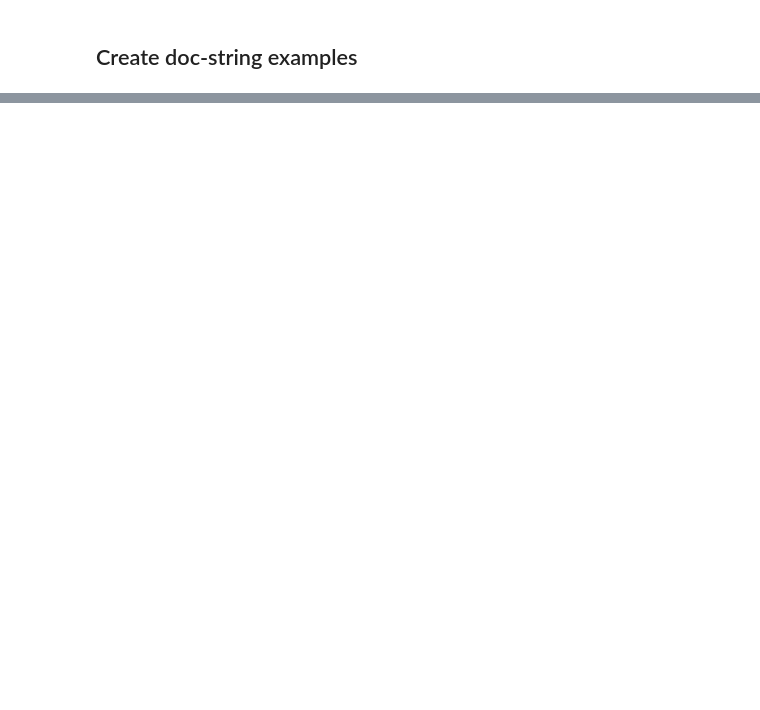
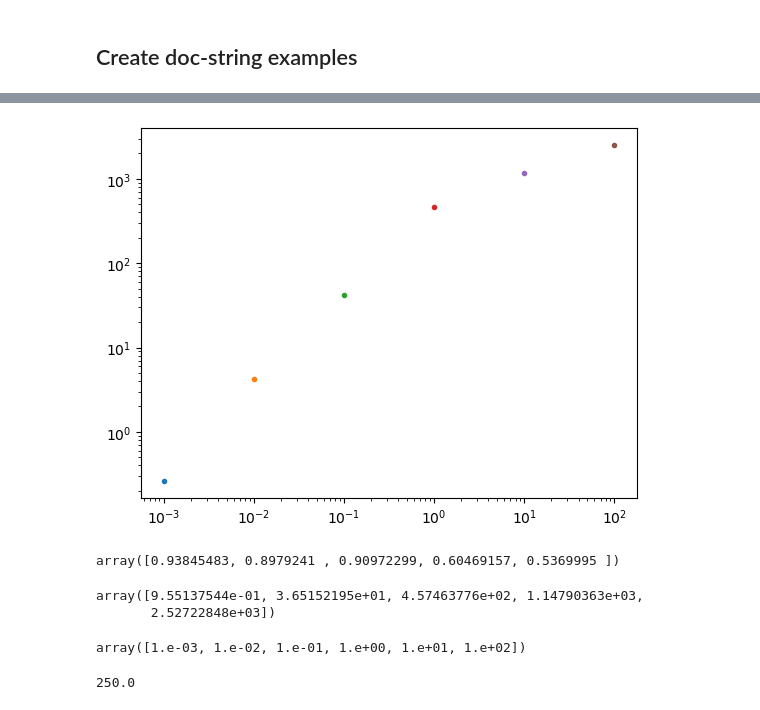
Before and after one commit to pism/glacier-flow-tools, a Jupyter notebook: notebooks/test_interpolation.ipynb, the cells around one changed output, grey strips where cells are left out. Saved outputs shown, nothing was run; the diff lists cells and outputs as text; code cells hidden in the pictures; blank space fills up the shorter version.

```diff
--- a/notebooks/test_interpolation.ipynb
+++ b/notebooks/test_interpolation.ipynb
@@ -21,8 +21,8 @@ def create_circular() -> xr.Dataset:
     time = pd.date_range("2000-01-01", periods=1)
     reference_time = pd.Timestamp("2000-01-01")
 
-    nx = 201
-    ny = 401
+    nx = 20_001
+    ny = 20_001
     x = np.linspace(-100e3, 100e3, nx)
     y = np.linspace(-100e3, 100e3, ny)
     X, Y = np.meshgrid(x, y)
@@ -203,0 +175,45 @@ pts
+# %%
+starting_point = Point(0, -1_000)
+r = starting_point.distance(Point(0, 0))
+circ = 2 * r * np.pi
+vx, vy = velocity_at_point(Vx, Vy, x, y, starting_point)
+v = np.sqrt(vx**2 + vy**2)
+total_time = circ / v
+
+dts = np.logspace(-3, 2, 6)
+dt_trajs = {}
+
+progress = tqdm(dts, total=len(dts), leave=False, position=0)
+for dt in progress:
+    progress.set_description(f"Time step {dt}")
+    pts, pts_error_estim = compute_trajectory(starting_point, Vx, Vy, x, y, total_time=total_time+dt, dt=dt, reverse=True)
+    dt_trajs[dt] = pts
+# %%
+fig, ax = plt.subplots(1, 1)
+dists =[]
+for dt, traj in dt_trajs.items():
+    dist = traj[-1].distance(traj[0])
+    dists.append(dist)
+    ax.plot(dt, dist, ".")
+    ax.set_xscale("log")
+    ax.set_yscale("log")
+dists = np.array(dists)
+# %% [output]
+[figure, added]
+# %%
+np.diff(dists) / dists[1:]
+# %% [output]
+array([0.93845483, 0.8979241 , 0.90972299, 0.60469157, 0.5369995 ])
+# %%
+dists[1:]
+# %% [output]
+array([9.55137544e-01, 3.65152195e+01, 4.57463776e+02, 1.14790363e+03,
+       2.52722848e+03])
+# %%
+dts
+# %% [output]
+array([1.e-03, 1.e-02, 1.e-01, 1.e+00, 1.e+01, 1.e+02])
+# %%
+vx
+# %% [output]
+250.0
```
Also changed, not shown: parts of 11 cells of this notebook, 3 other files.
